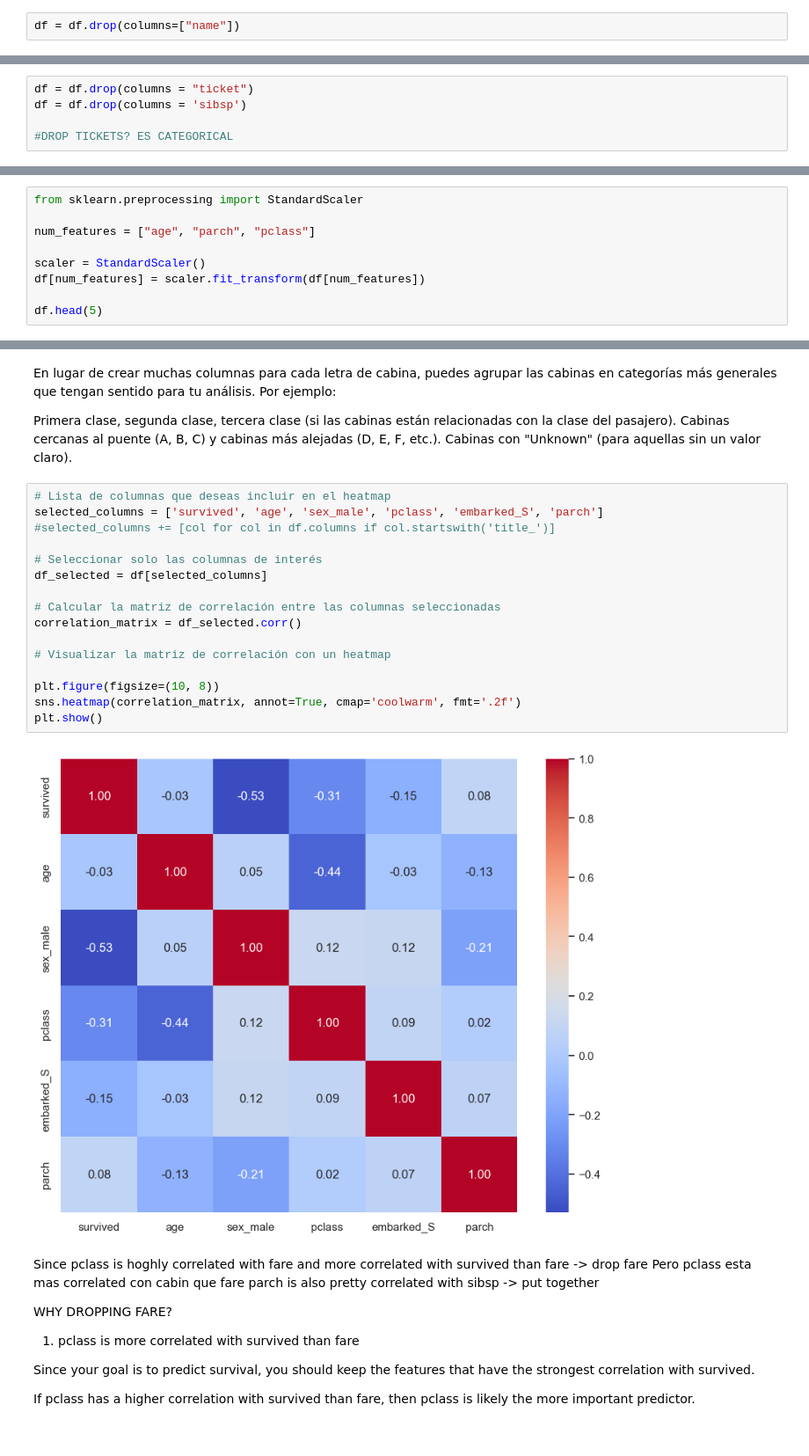
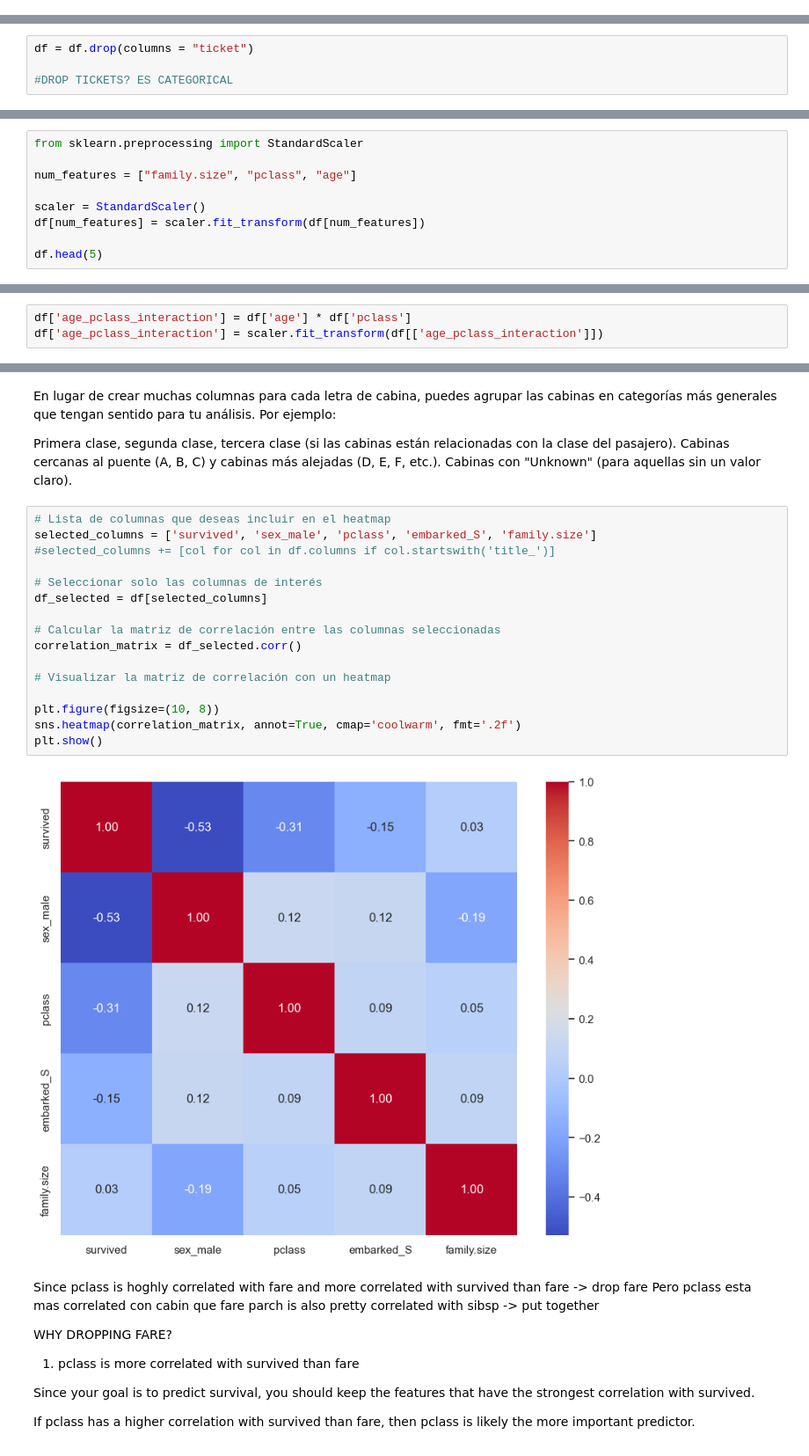
Before and after one commit to fedecaselli/ML-fundamentals-2025, a Jupyter notebook: AssignmentI/assignment_1_<Federica_Caselli[Caselli]>.ipynb, the cells around one changed output, grey strips where cells are left out. Shown: that part at 88% size. Cells and saved outputs as stored; diff of their text form.

```diff
--- a/AssignmentI/assignment_1_<Federica_Caselli[Caselli]>.ipynb
+++ b/AssignmentI/assignment_1_<Federica_Caselli[Caselli]>.ipynb
@@ -1056,5 +1016,3 @@ df = df.drop(columns=['name'])
-# %%
-df = df.drop(columns=["name"])
 # %%
 df.head()
 # %% [output]
@@ -1131,6 +1081,5 @@ df.head()
 # %%
 df = df.drop(columns = "ticket")
-df = df.drop(columns = 'sibsp')
 
 #DROP TICKETS? ES CATEGORICAL
 # %%
@@ -1145,7 +1094,7 @@ df.head()
 # %%
 from sklearn.preprocessing import StandardScaler
 
-num_features = ["age", "parch", "pclass"]
+num_features = ["family.size", "pclass", "age"]
 
 scaler = StandardScaler()
 df[num_features] = scaler.fit_transform(df[num_features])
@@ -1161,3 +1110,6 @@ df.head(5)
+# %%
+df['age_pclass_interaction'] = df['age'] * df['pclass']
+df['age_pclass_interaction'] = scaler.fit_transform(df[['age_pclass_interaction']])
 # %% [markdown]
 ## 5. Data Splitting
 # %%
@@ -1241,22 +1193,22 @@ Cabinas cercanas al puente (A, B, C) y cabinas más alejadas (D, E, F, etc.).
 Cabinas con "Unknown" (para aquellas sin un valor claro).
 # %%
 # Lista de columnas que deseas incluir en el heatmap
-selected_columns = ['survived', 'age', 'sex_male', 'pclass', 'embarked_S', 'parch']
+selected_columns = ['survived', 'sex_male', 'pclass', 'embarked_S', 'family.size']
 #selected_columns += [col for col in df.columns if col.startswith('title_')]
 
 # Seleccionar solo las columnas de interés
 df_selected = df[selected_columns]
 
 # Calcular la matriz de correlación entre las columnas seleccionadas
 correlation_matrix = df_selected.corr()
 
 # Visualizar la matriz de correlación con un heatmap
 
 plt.figure(figsize=(10, 8))
 sns.heatmap(correlation_matrix, annot=True, cmap='coolwarm', fmt='.2f')
 plt.show()
 # %% [output]
-[figure, old version]
+[figure, new version]
 # %% [markdown]
 Since pclass is hoghly correlated with fare and more correlated with survived than fare -> drop fare
 Pero pclass esta mas correlated con cabin que fare
```
Also changed, not shown: parts of 26 cells of this notebook.
